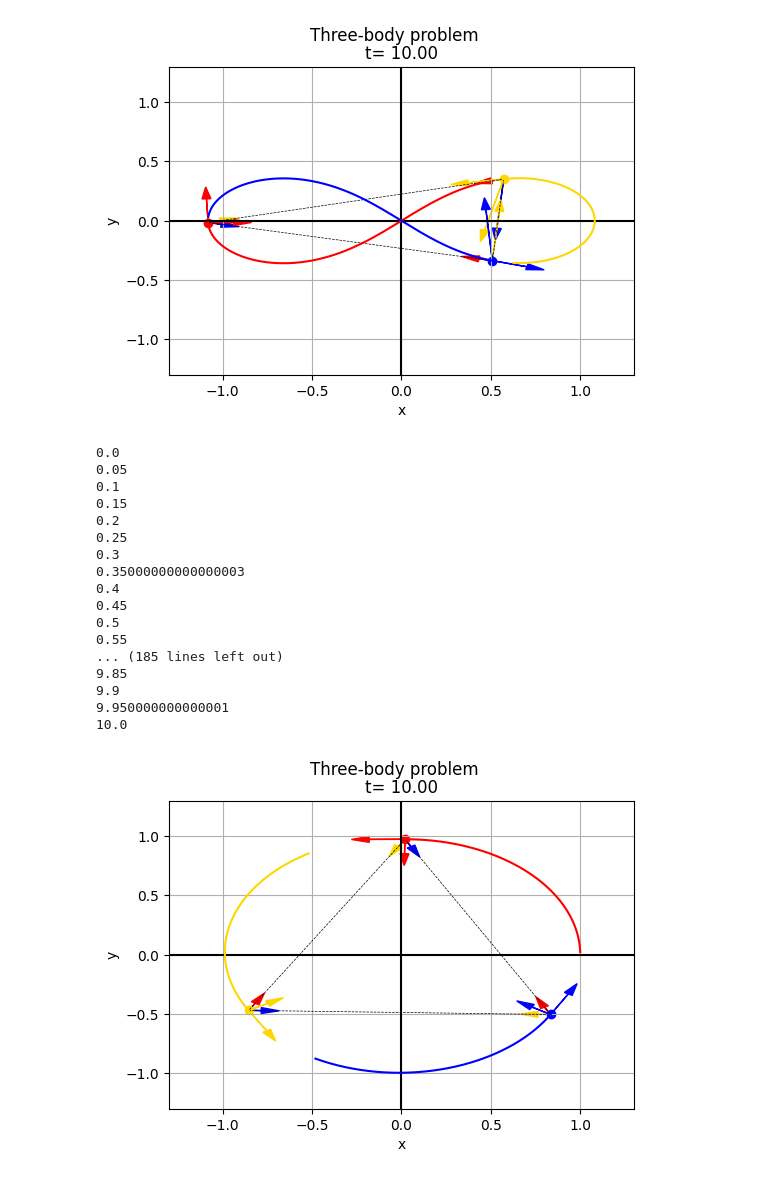
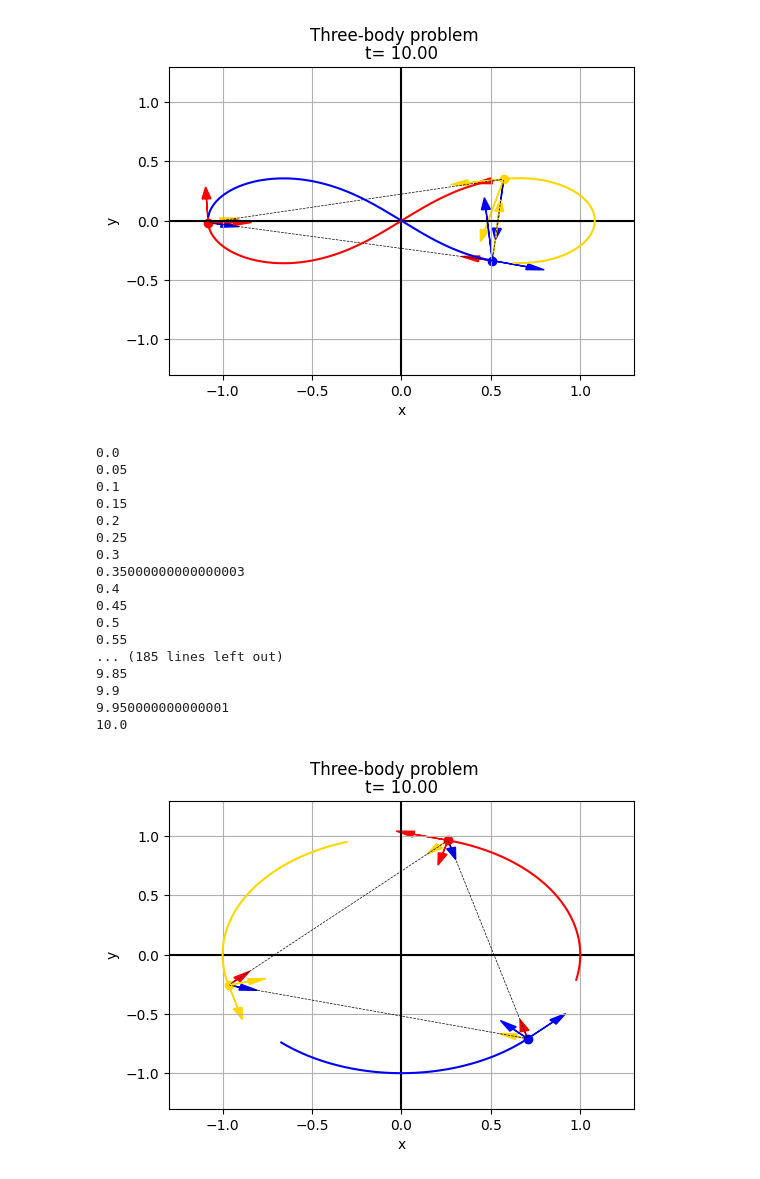
Before and after one commit to jcllanu/three-body-problem, a Jupyter notebook: three-body-problem.ipynb, the cells around one changed output. Cells and saved outputs as stored; diff of their text form; code cells hidden in the pictures.

```diff
--- a/three-body-problem.ipynb
+++ b/three-body-problem.ipynb
@@ -67,14 +67,14 @@ def initOrbits():
     return
 
 #Funciones para crear la animacion de las orbitas
-def animateOrbits(t):
+def animateOrbits(t, h, orbits, axis_lim):
     print(t)
     if t==0:
         return
 
     plt.clf()
-    plt.axis([-1.3,1.3,
-          -1.3, 1.3])
+    plt.axis([-axis_lim,axis_lim,
+          -axis_lim, axis_lim])
     plt.suptitle('Three-body problem')
     plt.title('t= %.2f'%t)
     plt.grid(True, which='both')
@@ -174,9 +174,9 @@ ani.save("Figure-eight solution.gif", writer='pillow', fps=100)
 p1={'x':1.0,'y':0.0,'z':0}
 p2={'x':-0.5,'y':np.sqrt(3)/2,'z':0}
 p3={'x':-0.5,'y':-np.sqrt(3)/2,'z':0}
-v1={'x':0,'y':3/4,'z':0}
-v2={'x':-3*np.sqrt(3)/8,'y':-3/8,'z':0}
-v3={'x':3*np.sqrt(3)/8,'y':-3/8,'z':0}
+v1={'x':0,'y':1*pow(3,-1/4),'z':0}
+v2={'x':-np.sqrt(3)*pow(3,-1/4)/2,'y':-pow(3,-1/4)/2,'z':0}
+v3={'x':np.sqrt(3)*pow(3,-1/4)/2,'y':-pow(3,-1/4)/2,'z':0}
 
 p = [p1, p2, p3]
 v = [v1, v2, v3]
@@ -192,32 +192,32 @@ for i in range(len(p)):
     x0.append(v[i]['z'])
 
 N = 10**3
 interval = [0, 10]
 t, orbits, h = improved_euler_method(g, interval, x0, N)
 
 figure, ax = plt.subplots(figsize=(6, 4))
 
-ani = animation.FuncAnimation(figure, animateOrbits,
+ani = animation.FuncAnimation(figure, lambda x: animateOrbits(x, h, orbits, 1.3),
                               t[::5],
                               init_func=initOrbits)
 
 ani.save("Circle solution.gif", writer='pillow', fps=100)
 # %% [output]
 0.0
 0.05
 0.1
 0.15
 0.2
 0.25
 0.3
 0.35000000000000003
 0.4
 0.45
 0.5
 0.55
 ... (185 lines left out)
 9.85
 9.9
 9.950000000000001
 10.0
-[figure, old version]
+[figure, new version]
```
Also changed, not shown: parts of 3 cells of this notebook, 3 other files.
